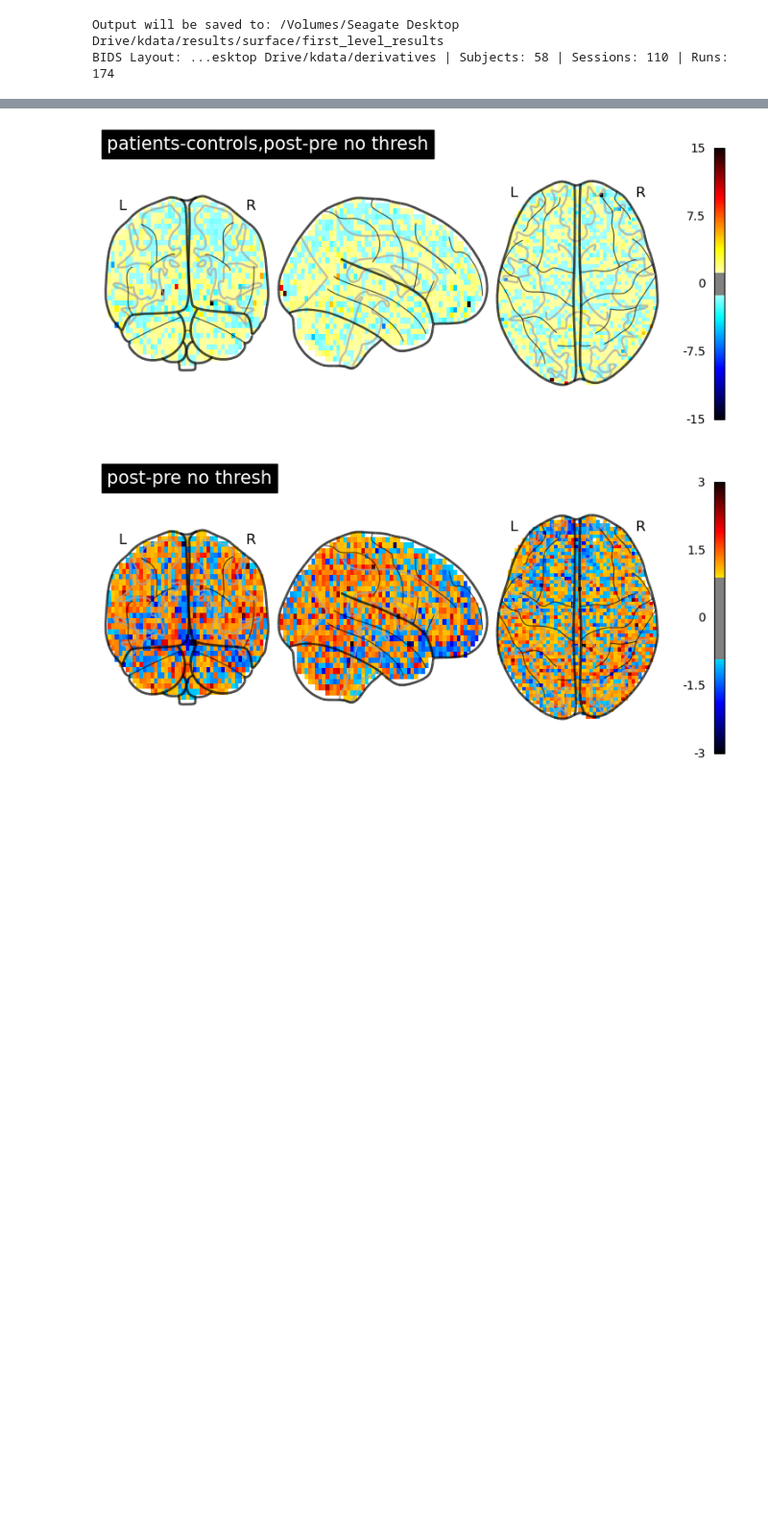
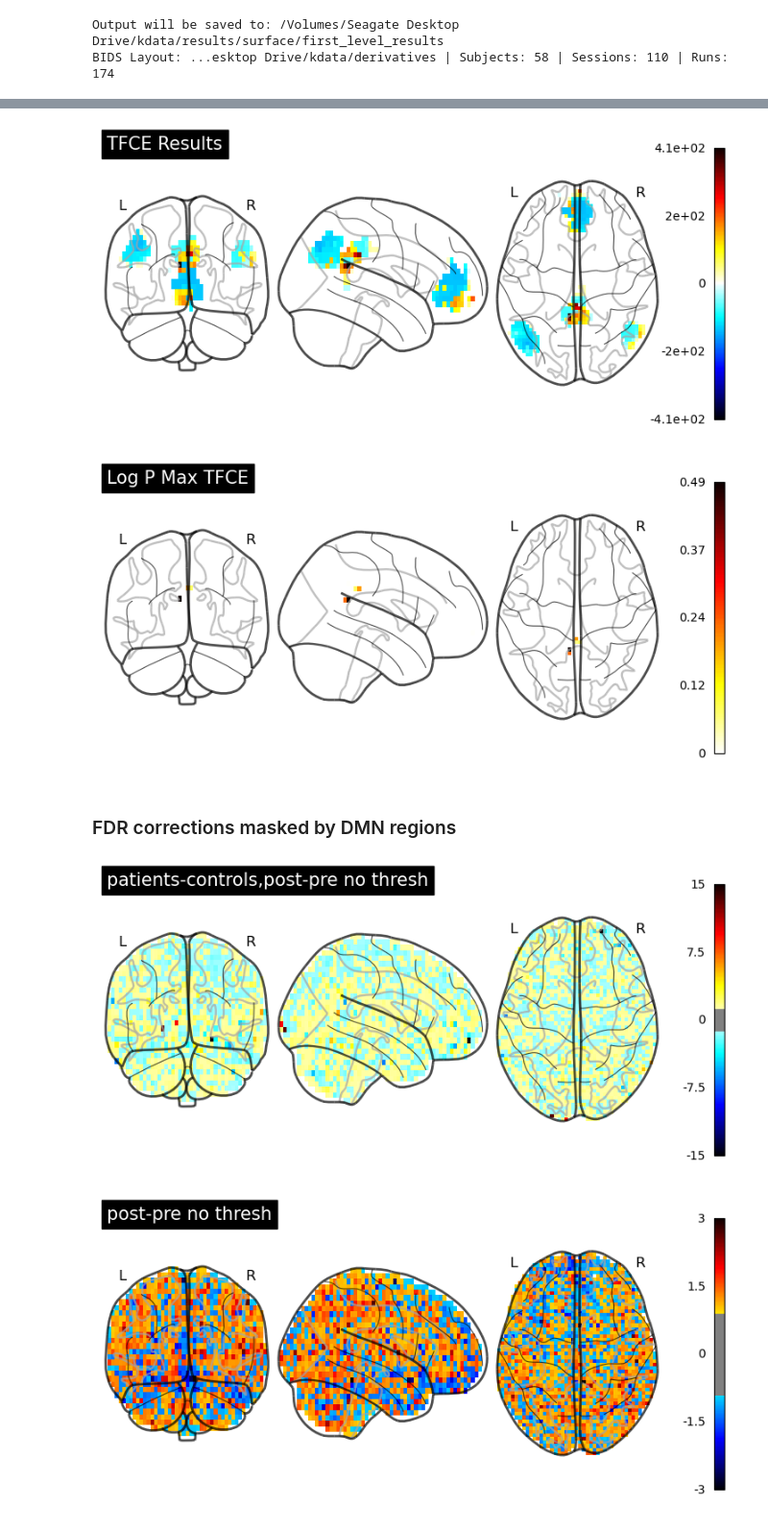
Before and after one commit to gillgrennan/self-other_ms, a Jupyter notebook: self-other_thirdlevel_dmn.ipynb, the cells around one changed output, grey strips where cells are left out. Shown at 96% size. Cells and saved outputs as stored; diff of their text form; code cells hidden in the pictures; blank space fills up the shorter version.

```diff
--- a/self-other_thirdlevel_dmn.ipynb
+++ b/self-other_thirdlevel_dmn.ipynb
@@ -399,3 +684,71 @@ for contrast_id, contrast_val in contrasts.items():
+# %%
+#TFCE - non-parametric cluster correction
+
+from nilearn.glm.second_level import non_parametric_inference
+
+out_dict_dmn = non_parametric_inference(
+    second_level_input,
+    design_matrix=second_level_design_matrix,
+    second_level_contrast=contrast_val,
+    n_perm=10000,  # 500 for the sake of time. Ideally, this should be 10,000.
+    two_sided_test=True,
+    smoothing_fwhm=8.0,
+    tfce=True,
+    mask=dmn_avg_mask,
+    threshold=0.001,
+)
+# ^ doesnt work bc cant make contrast_val into 1 singular value
+# basic_contrasts["patients"]-basic_contrasts["controls"]
+# %%
+result_img = out_dict_dmn['tfce']
+
+# Plotting the TFCE map
+plotting.plot_glass_brain(result_img, threshold=0.001, title='TFCE Results', display_mode='ortho',plot_abs=False,
+                       colorbar=True)
+
+plt.show()
+
+logp_max_tfce_img = out_dict_dmn['logp_max_tfce']
+threshold = -np.log10(0.1)  # 10% corrected
+
+# Plotting the logp_max_tfce map
+plotting.plot_glass_brain(logp_max_tfce_img, threshold=0, title='Log P Max TFCE', display_mode='ortho',plot_abs=False,
+                        colorbar=True)
+
+# Display the plot
+plt.show()
+
+# # Load your TFCE result NIfTI file (replace 'result_file.nii.gz' with your actual file path)
+# result_img = out_dict_dmn['logp_max_size']
+
+# # Plotting the TFCE map
+# plotting.plot_glass_brain(result_img, threshold=0.001, title='logp max size', display_mode='ortho',plot_abs=False,
+#                        colorbar=True)
+
+# plt.show()
+
+# logp_max_tfce_img = out_dict_dmn['logp_max_mass']
+
+# # Plotting the logp_max_tfce map
+# plotting.plot_glass_brain(logp_max_tfce_img, threshold=0, title='logp max mass', display_mode='ortho',plot_abs=False,
+#                         colorbar=True)
+
+# # Display the plot
+# plt.show()
+
+# logp_max_tfce_img = out_dict_dmn['logp_max_t']
+
+# # Plotting the logp_max_tfce map
+# plotting.plot_glass_brain(logp_max_tfce_img, threshold=0, title='logp max t', display_mode='ortho',plot_abs=False,
+#                         colorbar=True)
+
+# # Display the plot
+# plt.show()
+# %% [output]
+[figure, added]
+[figure, added]
+# %% [markdown]
+### FDR corrections masked by DMN regions
 # %%
  # Iterate on contrasts
 for contrast_id, contrast_val in contrasts.items():
```
Also changed, not shown: parts of 26 cells of this notebook.
